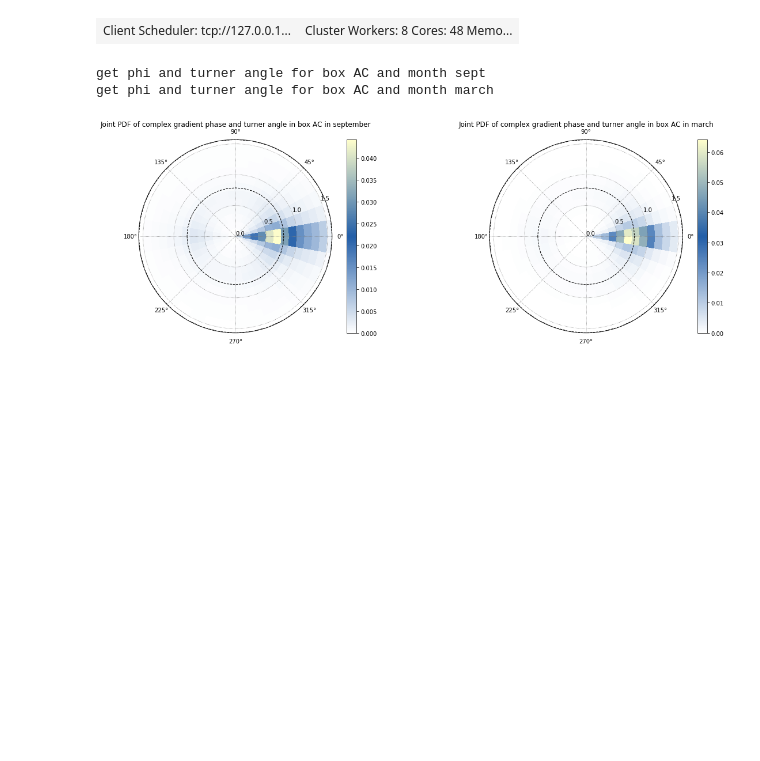
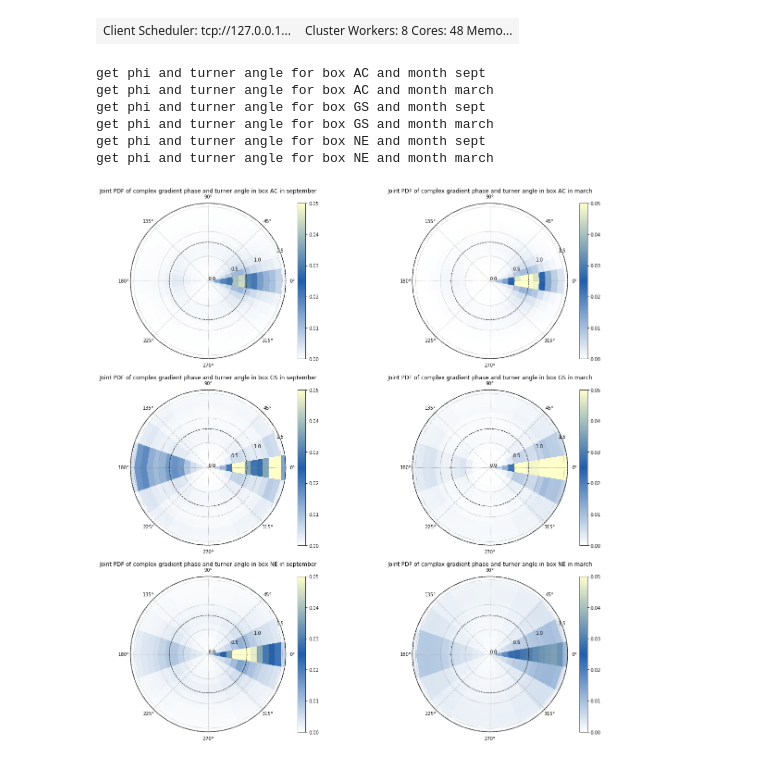
Before and after one commit to auraoupa/diag-turner-angle, a Jupyter notebook: 2019-09-18-AA-polar-proj-phi-turner-angle-norm-NATL60-boxes-m03-09-1d-from-file-on-occigen.ipynb, the cells around one changed output. Saved outputs shown, nothing was run; the diff lists cells and outputs as text; code cells hidden in the pictures; blank space fills up the shorter version.

```diff
--- a/2019-09-18-AA-polar-proj-phi-turner-angle-norm-NATL60-boxes-m03-09-1d-from-file-on-occigen.ipynb
+++ b/2019-09-18-AA-polar-proj-phi-turner-angle-norm-NATL60-boxes-m03-09-1d-from-file-on-occigen.ipynb
@@ -53,13 +53,17 @@ def get_phi_angle(box,month):
 # %%
 phi_sept_AC,Tu_sept_AC=get_phi_angle('AC','sept')
 phi_march_AC,Tu_march_AC=get_phi_angle('AC','march')
-#phi_sept_GS,Tu_sept_GS=get_phi_angle('GS','sept')
-#phi_march_GS,Tu_march_GS=get_phi_angle('GS','march')
-#phi_sept_NE,Tu_sept_NE=get_phi_angle('NE','sept')
-#phi_march_NE,Tu_march_NE=get_phi_angle('NE','march')
+phi_sept_GS,Tu_sept_GS=get_phi_angle('GS','sept')
+phi_march_GS,Tu_march_GS=get_phi_angle('GS','march')
+phi_sept_NE,Tu_sept_NE=get_phi_angle('NE','sept')
+phi_march_NE,Tu_march_NE=get_phi_angle('NE','march')
 # %% [output]
 get phi and turner angle for box AC and month sept
 get phi and turner angle for box AC and month march
+get phi and turner angle for box GS and month sept
+get phi and turner angle for box GS and month march
+get phi and turner angle for box NE and month sept
+get phi and turner angle for box NE and month march
 # %%
 def sectors_for_windrose(phi,Tu,nb_angle,nb_phi):
 
@@ -87,42 +91,86 @@ def sectors_for_windrose(phi,Tu,nb_angle,nb_phi):
 # %%
 Theta_sept_AC, R_sept_AC, C_sept_AC= sectors_for_windrose(phi_sept_AC,Tu_sept_AC,17,37)
 Theta_march_AC, R_march_AC, C_march_AC= sectors_for_windrose(phi_march_AC,Tu_march_AC,17,37)
-#Theta_sept_GS, R_sept_GS, C_sept_GS= sectors_for_windrose(magR_sept_GS,Tu_sept_GS,17,20)
-#Theta_march_GS, R_march_GS, C_march_GS= sectors_for_windrose(magR_march_GS,Tu_march_GS,17,20)
-#Theta_sept_NE, R_sept_NE, C_sept_NE= sectors_for_windrose(magR_sept_NE,Tu_sept_NE,17,20)
-#Theta_march_NE, R_march_NE, C_march_NE= sectors_for_windrose(magR_march_NE,Tu_march_NE,17,20)
+Theta_sept_GS, R_sept_GS, C_sept_GS= sectors_for_windrose(phi_sept_GS,Tu_sept_GS,17,20)
+Theta_march_GS, R_march_GS, C_march_GS= sectors_for_windrose(phi_march_GS,Tu_march_GS,17,20)
+Theta_sept_NE, R_sept_NE, C_sept_NE= sectors_for_windrose(phi_sept_NE,Tu_sept_NE,17,20)
+Theta_march_NE, R_march_NE, C_march_NE= sectors_for_windrose(phi_march_NE,Tu_march_NE,17,20)
 
 # white -> blue -> yellow
 colors = ['#FFFFFF', '#225ea8', '#ffffcc']# create color maps and normalization
 density_cmap = mat.colors.LinearSegmentedColormap.from_list('my_cmap', colors)
 density_norm = mat.colors.PowerNorm(0.5, vmin=0, vmax=100)
 
 thet=np.linspace(-1*np.pi,np.pi,37)
 
 fig = plt.figure(figsize=(20, 21))
 
 ax = fig.add_subplot(321, projection='polar')
-pcolor=ax.pcolormesh(Theta_sept_AC, R_sept_AC, C_sept_AC,cmap=density_cmap)
+pcolor=ax.pcolormesh(Theta_sept_AC, R_sept_AC, C_sept_AC,cmap=density_cmap,vmin=0,vmax=0.05)
 plt.ylim(0,np.pi/2)
 plt.yticks([0,0.5,1,1.5])
 ax.tick_params(axis='y',colors="k")
 ax.grid(True,linestyle='dotted', color='grey')
 ax.plot(thet,[np.pi/4 for t in thet],color='k',linewidth=1,linestyle='dashed')
 ax.plot(thet,[np.pi/2 for t in thet],color='k',linewidth=1,linestyle='dashed')
 plt.colorbar(pcolor)
 plt.title('Joint PDF of complex gradient phase and turner angle in box AC in september')
 
 ax = fig.add_subplot(322, projection='polar')
-pcolor=ax.pcolormesh(Theta_march_AC, R_march_AC, C_march_AC,cmap=density_cmap)
+pcolor=ax.pcolormesh(Theta_march_AC, R_march_AC, C_march_AC,cmap=density_cmap,vmin=0,vmax=0.05)
 plt.ylim(0,np.pi/2)
 plt.yticks([0,0.5,1,1.5])
 ax.tick_params(axis='y',colors="k")
 ax.grid(True,linestyle='dotted', color='grey')
 ax.plot(thet,[np.pi/4 for t in thet],color='k',linewidth=1,linestyle='dashed')
 ax.plot(thet,[np.pi/2 for t in thet],color='k',linewidth=1,linestyle='dashed')
 plt.colorbar(pcolor)
 plt.title('Joint PDF of complex gradient phase and turner angle in box AC in march')
 
-plt.savefig('polar_plot_phi_tu_AC.png')
+ax = fig.add_subplot(323, projection='polar')
+pcolor=ax.pcolormesh(Theta_sept_GS, R_sept_GS, C_sept_GS,cmap=density_cmap,vmin=0,vmax=0.05)
+plt.ylim(0,np.pi/2)
+plt.yticks([0,0.5,1,1.5])
+ax.tick_params(axis='y',colors="k")
+ax.grid(True,linestyle='dotted', color='grey')
+ax.plot(thet,[np.pi/4 for t in thet],color='k',linewidth=1,linestyle='dashed')
+ax.plot(thet,[np.pi/2 for t in thet],color='k',linewidth=1,linestyle='dashed')
+plt.colorbar(pcolor)
+plt.title('Joint PDF of complex gradient phase and turner angle in box GS in september')
+
+ax = fig.add_subplot(324, projection='polar')
+pcolor=ax.pcolormesh(Theta_march_GS, R_march_GS, C_march_GS,cmap=density_cmap,vmin=0,vmax=0.05)
+plt.ylim(0,np.pi/2)
+plt.yticks([0,0.5,1,1.5])
+ax.tick_params(axis='y',colors="k")
+ax.grid(True,linestyle='dotted', color='grey')
+ax.plot(thet,[np.pi/4 for t in thet],color='k',linewidth=1,linestyle='dashed')
+ax.plot(thet,[np.pi/2 for t in thet],color='k',linewidth=1,linestyle='dashed')
+plt.colorbar(pcolor)
+plt.title('Joint PDF of complex gradient phase and turner angle in box GS in march')
+
+ax = fig.add_subplot(325, projection='polar')
+pcolor=ax.pcolormesh(Theta_sept_NE, R_sept_NE, C_sept_NE,cmap=density_cmap,vmin=0,vmax=0.05)
+plt.ylim(0,np.pi/2)
+plt.yticks([0,0.5,1,1.5])
+ax.tick_params(axis='y',colors="k")
+ax.grid(True,linestyle='dotted', color='grey')
+ax.plot(thet,[np.pi/4 for t in thet],color='k',linewidth=1,linestyle='dashed')
+ax.plot(thet,[np.pi/2 for t in thet],color='k',linewidth=1,linestyle='dashed')
+plt.colorbar(pcolor)
+plt.title('Joint PDF of complex gradient phase and turner angle in box NE in september')
+
+ax = fig.add_subplot(326, projection='polar')
+pcolor=ax.pcolormesh(Theta_march_NE, R_march_NE, C_march_NE,cmap=density_cmap,vmin=0,vmax=0.05)
+plt.ylim(0,np.pi/2)
+plt.yticks([0,0.5,1,1.5])
+ax.tick_params(axis='y',colors="k")
+ax.grid(True,linestyle='dotted', color='grey')
+ax.plot(thet,[np.pi/4 for t in thet],color='k',linewidth=1,linestyle='dashed')
+ax.plot(thet,[np.pi/2 for t in thet],color='k',linewidth=1,linestyle='dashed')
+plt.colorbar(pcolor)
+plt.title('Joint PDF of complex gradient phase and turner angle in box NE in march')
+
+plt.savefig('polar_plot_phi_tu_all_boxes.png')
 # %% [output]
-[figure, old version]
+[figure, new version]
```
Also changed, not shown: parts of 1 cell of this notebook, 53 other files.
